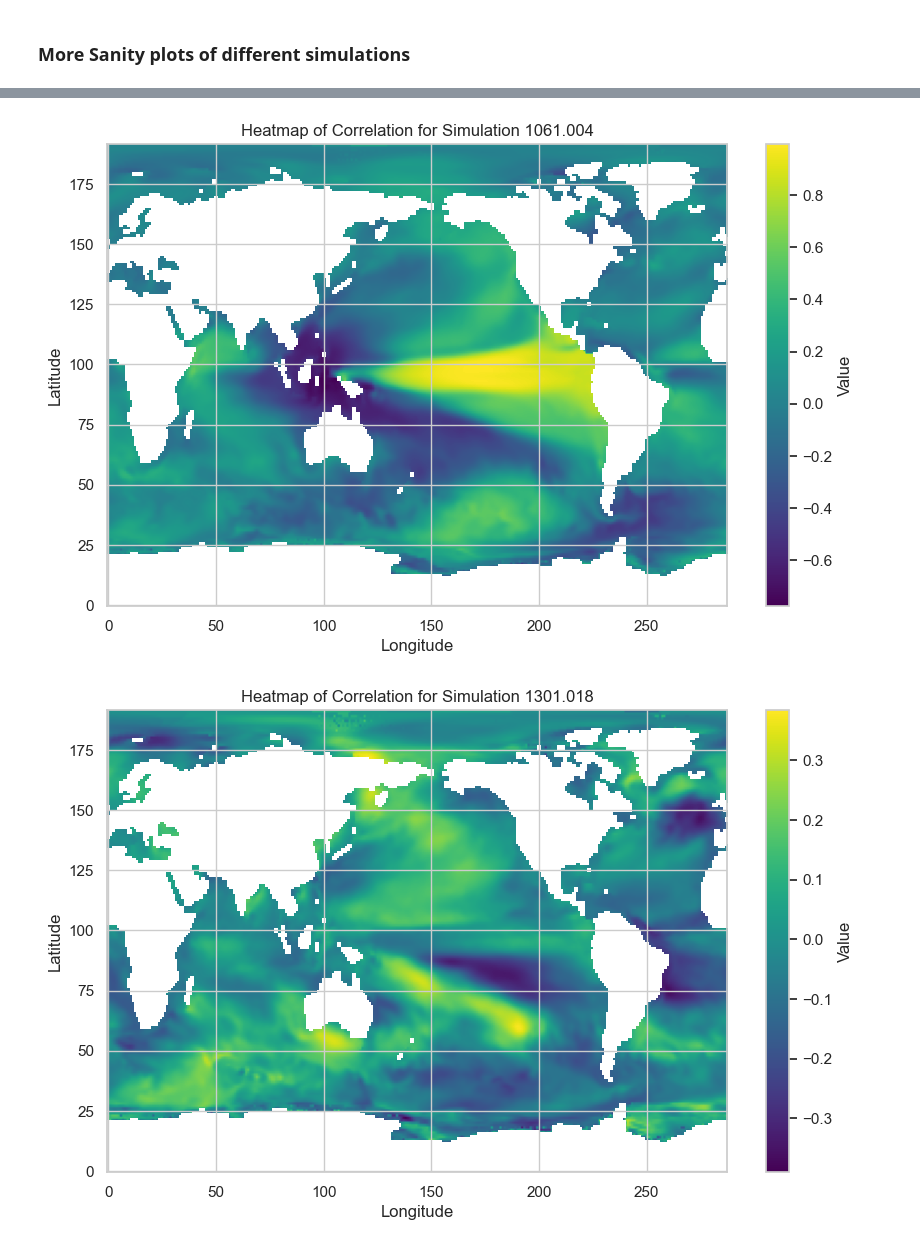
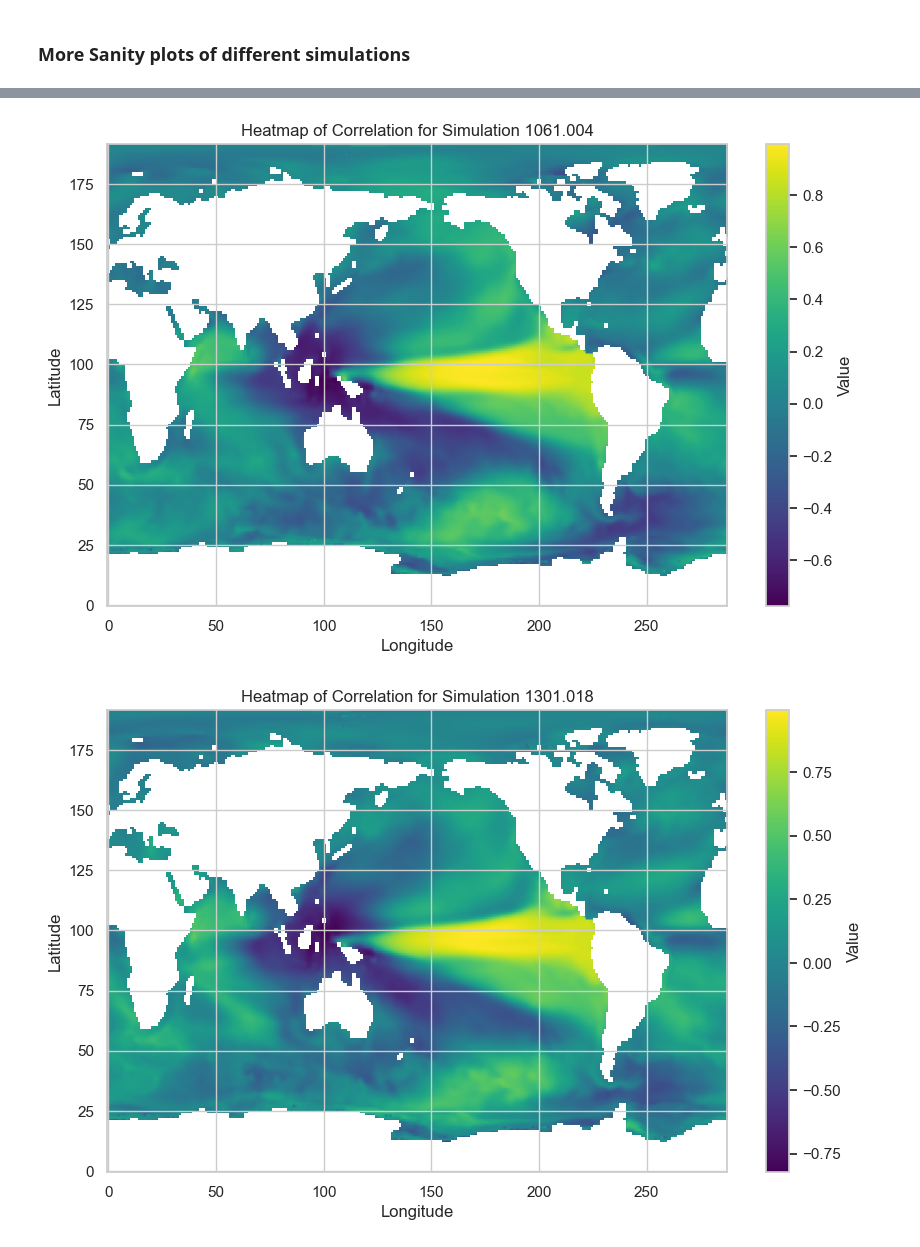
Before and after one commit to mtvaden1/California_Climate_Capstone, a Jupyter notebook: SST_Nino_Parser.ipynb, the cells around one changed output, grey strips where cells are left out. Drawn from its saved outputs; the diff is of its cells as text; code cells hidden in the pictures.

Commit message:
fix sanity plots

```diff
--- a/SST_Nino_Parser.ipynb
+++ b/SST_Nino_Parser.ipynb
@@ -275,17 +275,17 @@ def plot_corr_matrix(SST_sim, nino_sim, sim_number):
 # %%
 Sims = ['1021.002', '1041.003', '1061.004', '1301.018', '1301.019', '1301.020']
 
-SST_range = [74, 148, 222, len(SST_data['SST'])-74, len(SST_data['SST'])-148, len(SST_data['SST'])-222]
+SST_range = [74, 148, 222, len(SST_data['SST'])-222, len(SST_data['SST'])-148, len(SST_data['SST'])-74]
 
 for i in range(len(Sims)):
     simulation = Sims[i]
     nino_sim = nino_data.query("Sim == @simulation")['Average_SST']
     nth_sim = SST_data['SST'][SST_range[i]:SST_range[i]+74]
 
     plot_corr_matrix(nth_sim, nino_sim, simulation)
 # %% [output]
 [figure]
 [figure]
 [figure]
-[figure, old version]
+[figure, new version]
 [figure]
```
Also changed, not shown: parts of 1 cell of this notebook.
